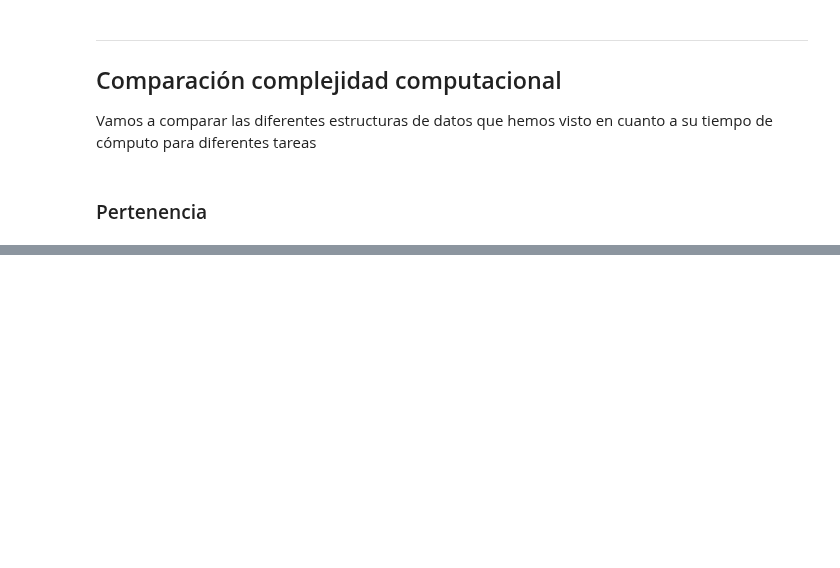
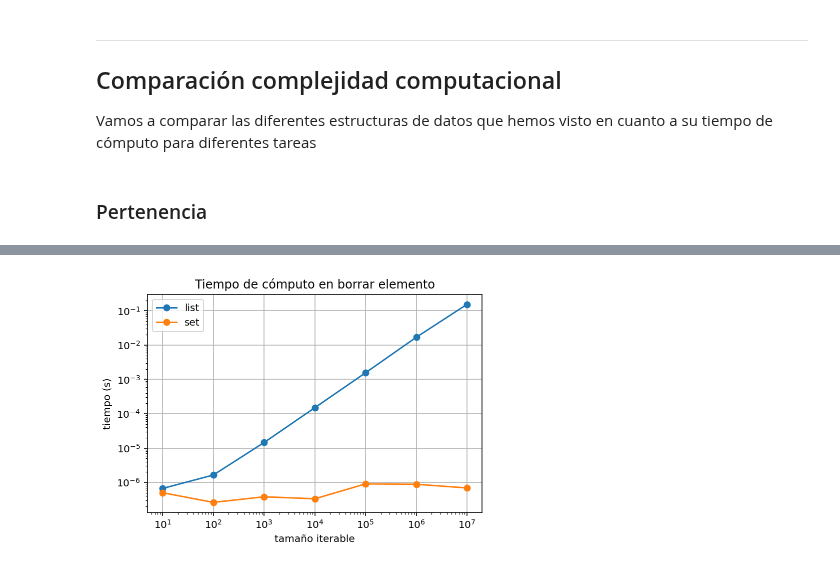
Before and after one commit to javlintor/curso-python-us, a Jupyter notebook: notebooks/introduction-python/other-data-structures.ipynb, the cells around one changed output, grey strips where cells are left out. Drawn from its saved outputs; the diff is of its cells as text; code cells hidden in the pictures; blank space fills up the shorter version.

```diff
--- a/notebooks/introduction-python/other-data-structures.ipynb
+++ b/notebooks/introduction-python/other-data-structures.ipynb
@@ -445 +467,47 @@ t_tuple = [get_membership_time_from_tuple(i) for i in n]
+# %%
+repeat = 10
+
+def get_deletion_time_from_list(i):
+    iterable = list(range(i))
+    execution_times = []
+    for _ in range(repeat):
+        start = time.time()
+        iterable.remove(i - 1)
+        end = time.time()
+        execution_time = end - start
+        iterable.append(i - 1)
+        execution_times.append(execution_time)
+    mean_execution_time = np.mean(execution_times)
+    return mean_execution_time
+
+def get_deletion_time_from_set(i):
+    iterable = set(range(i))
+    execution_times = []
+    for _ in range(repeat):
+        start = time.time()
+        iterable.remove(i - 1)
+        end = time.time()
+        execution_time = end - start
+        iterable.add(i - 1)
+        execution_times.append(execution_time)
+    mean_execution_time = np.mean(execution_times)
+    return mean_execution_time
+
+n = [10**i for i in range(1, 8)]
+t_list = [get_deletion_time_from_list(i) for i in n]
+t_set = [get_deletion_time_from_set(i) for i in n]
+
+fig, ax = plt.subplots()
+ax.plot(n, t_list, "o-", label="list")
+ax.plot(n, t_set, "o-", label="set")
+ax.set_xscale("log")
+ax.set_yscale("log")
+ax.set_xlabel("tamaño iterable")
+ax.set_ylabel("tiempo (s)")
+ax.set_title("Tiempo de cómputo en borrar elemento")
+ax.grid(True)
+ax.legend()
+fig.show()
+# %% [output]
+[figure, added]
 # %%
```
Also changed, not shown: parts of 5 cells of this notebook.
